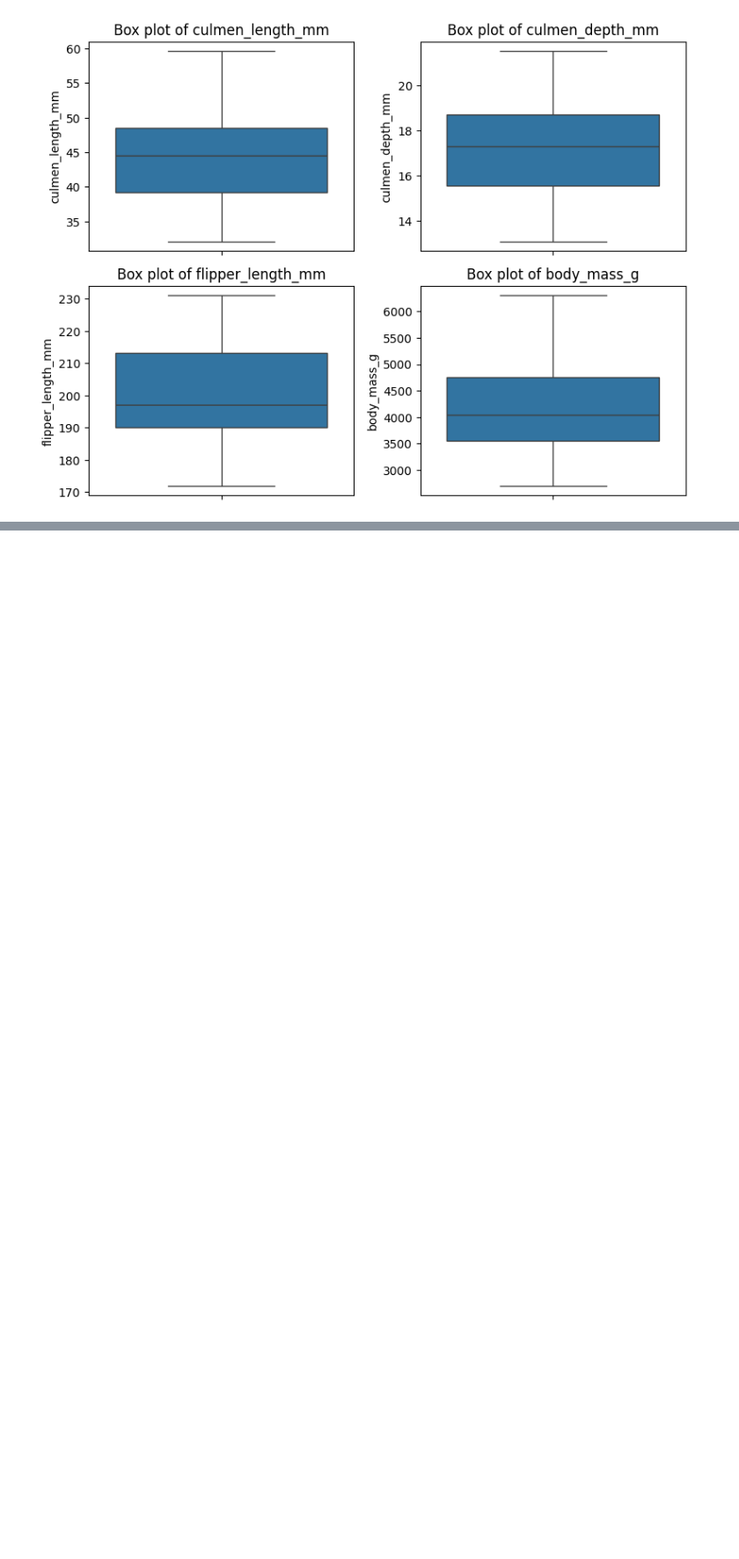
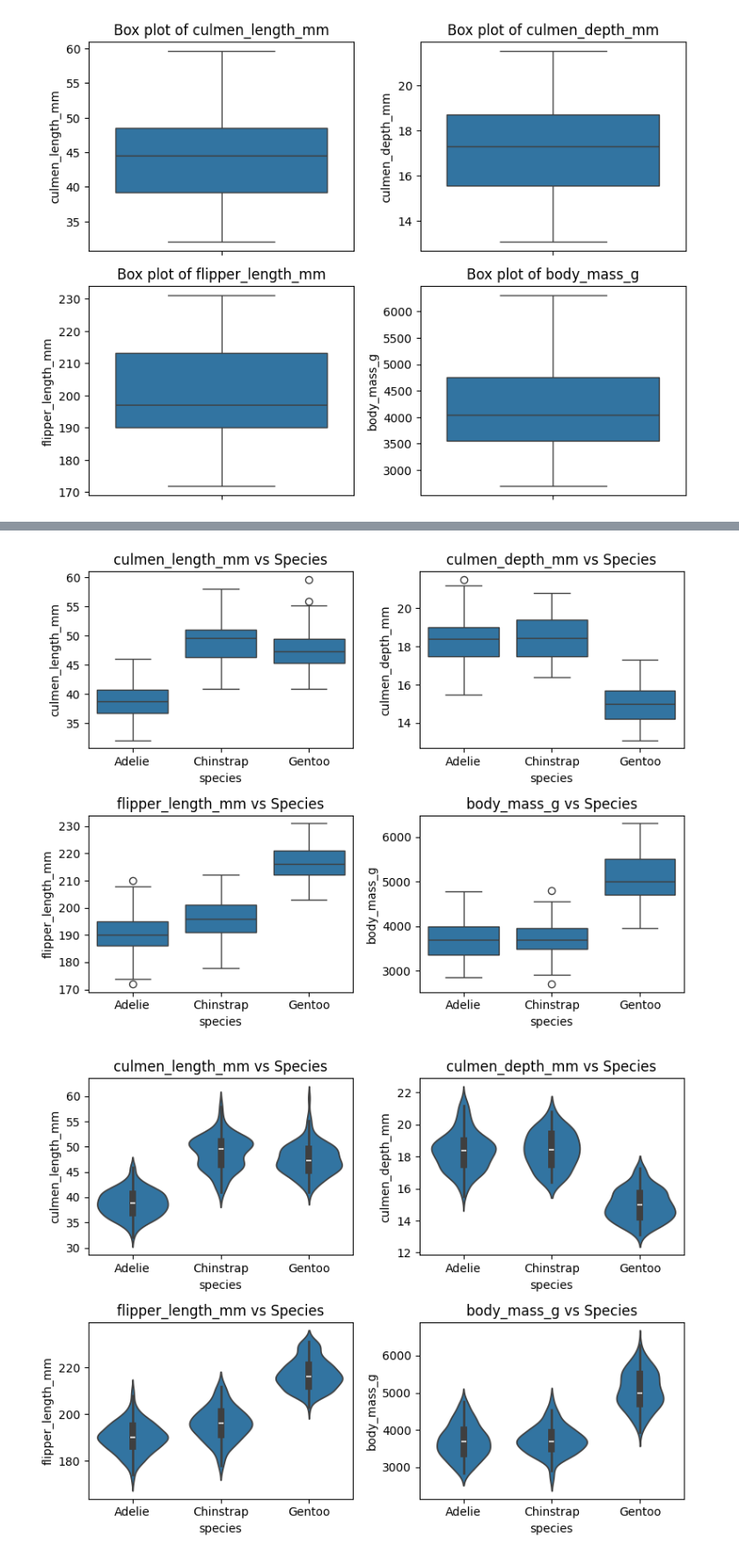
Before and after one commit to kunalvirwal/Palmer-Archipelago-penguin-dataset-EDA, a Jupyter notebook: main.ipynb, the cells around one changed output, grey strips where cells are left out. Shown at 88% size. Saved outputs shown, nothing was run; the diff lists cells and outputs as text; code cells hidden in the pictures; blank space fills up the shorter version.

```diff
--- a/main.ipynb
+++ b/main.ipynb
@@ -144,0 +195,21 @@ max           59.600000        21.500000         231.000000  6300.000000
+# %%
+# Box plots to compare numerical variables across species
+plt.figure(figsize=(8, 6))
+for i, column in enumerate(['culmen_length_mm', 'culmen_depth_mm', 'flipper_length_mm', 'body_mass_g']):
+    plt.subplot(2, 2, i+1)
+    sns.boxplot(x='species', y=column, data=penguins)
+    plt.title(f'{column} vs Species')
+plt.tight_layout()
+plt.show()
+
+# Violin plots for better distribution visualization
+plt.figure(figsize=(8, 6))
+for i, column in enumerate(['culmen_length_mm', 'culmen_depth_mm', 'flipper_length_mm', 'body_mass_g']):
+    plt.subplot(2, 2, i+1)
+    sns.violinplot(x='species', y=column, data=penguins)
+    plt.title(f'{column} vs Species')
+plt.tight_layout()
+plt.show()
+# %% [output]
+[figure, added]
+[figure, added]
```
Also changed, not shown: parts of 4 cells of this notebook.
